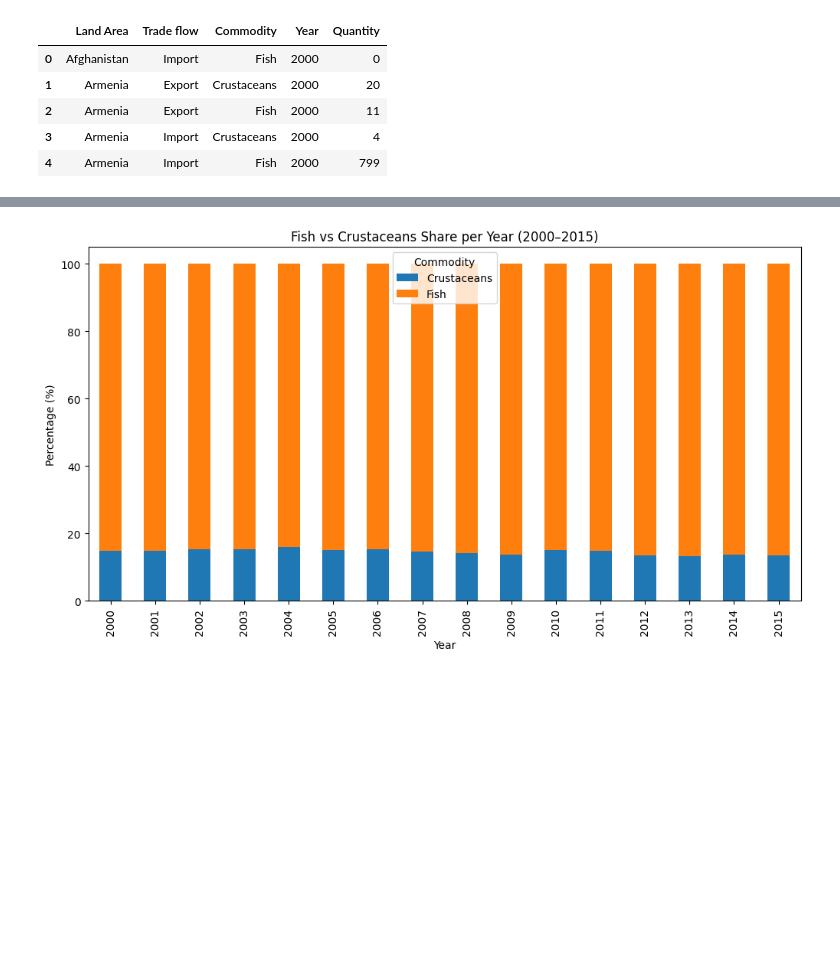
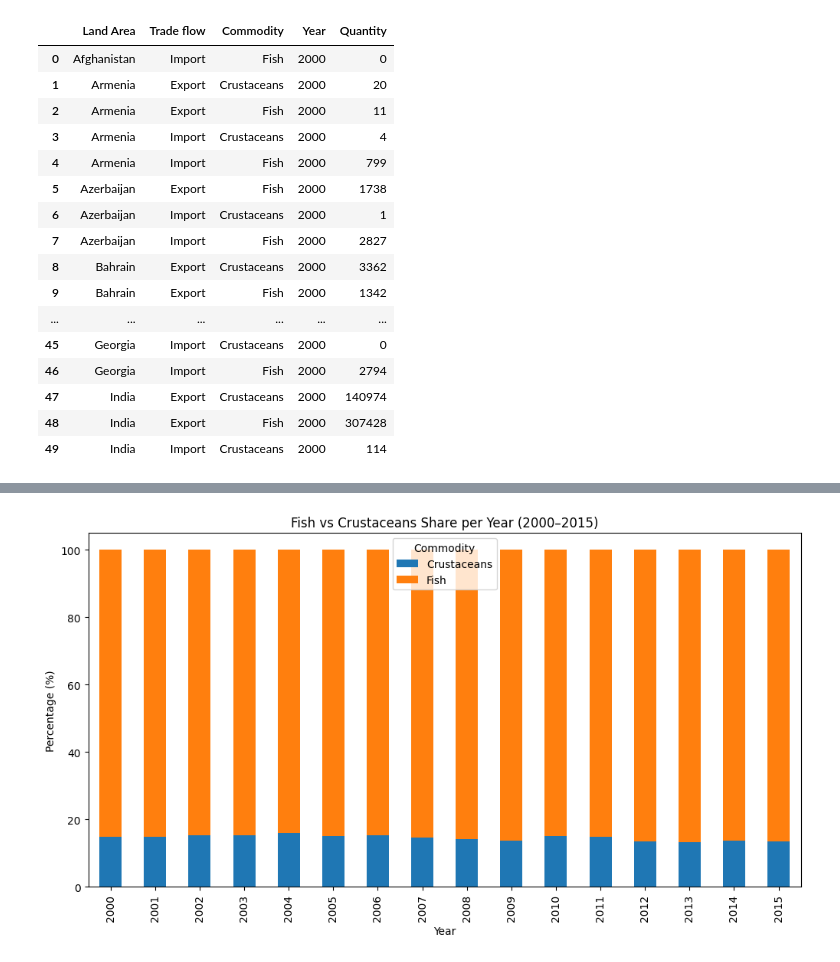
Before and after one commit to gunturrs/asian-fisheries-trade-analysis-granite, a Jupyter notebook: asian_fisheries_trade_analysis.ipynb, the cells around one changed output, grey strips where cells are left out. Cells and saved outputs as stored; diff of their text form; code cells hidden in the pictures; blank space fills up the shorter version.

```diff
--- a/asian_fisheries_trade_analysis.ipynb
+++ b/asian_fisheries_trade_analysis.ipynb
@@ -42,23 +57,37 @@ df = pd.read_excel("data/Asia_Quantity.xls")
 # %%
 # Data Cleaning
 
 # Hapus data di S_2000-S_2015
 df = df.drop(columns=[c for c in df.columns.map(str) if c.startswith("S_")])
 
 # Reshape Data
 df_long = df.melt(
     id_vars = ["Land Area", "Trade flow", "Commodity"],
     var_name = "Year",
     value_name = "Quantity"
 )
 
+# Ubah Tipe Data
 df_long["Year"] = df_long["Year"].astype(int)
-df_long.head()
+
+# Check Perubahan dari Reshape Data
+df_long.head(50)
 # %% [output]
 |  | Land Area | Trade flow | Commodity | Year | Quantity |
 | 0 | Afghanistan | Import | Fish | 2000 | 0 |
 | 1 | Armenia | Export | Crustaceans | 2000 | 20 |
 | 2 | Armenia | Export | Fish | 2000 | 11 |
 | 3 | Armenia | Import | Crustaceans | 2000 | 4 |
 | 4 | Armenia | Import | Fish | 2000 | 799 |
+| 5 | Azerbaijan | Export | Fish | 2000 | 1738 |
+| 6 | Azerbaijan | Import | Crustaceans | 2000 | 1 |
+| 7 | Azerbaijan | Import | Fish | 2000 | 2827 |
+| 8 | Bahrain | Export | Crustaceans | 2000 | 3362 |
+| 9 | Bahrain | Export | Fish | 2000 | 1342 |
+| ... | ... | ... | ... | ... | ... |
+| 45 | Georgia | Import | Crustaceans | 2000 | 0 |
+| 46 | Georgia | Import | Fish | 2000 | 2794 |
+| 47 | India | Export | Crustaceans | 2000 | 140974 |
+| 48 | India | Export | Fish | 2000 | 307428 |
+| 49 | India | Import | Crustaceans | 2000 | 114 |
 # %%
```
Also changed, not shown: parts of 10 cells of this notebook.
